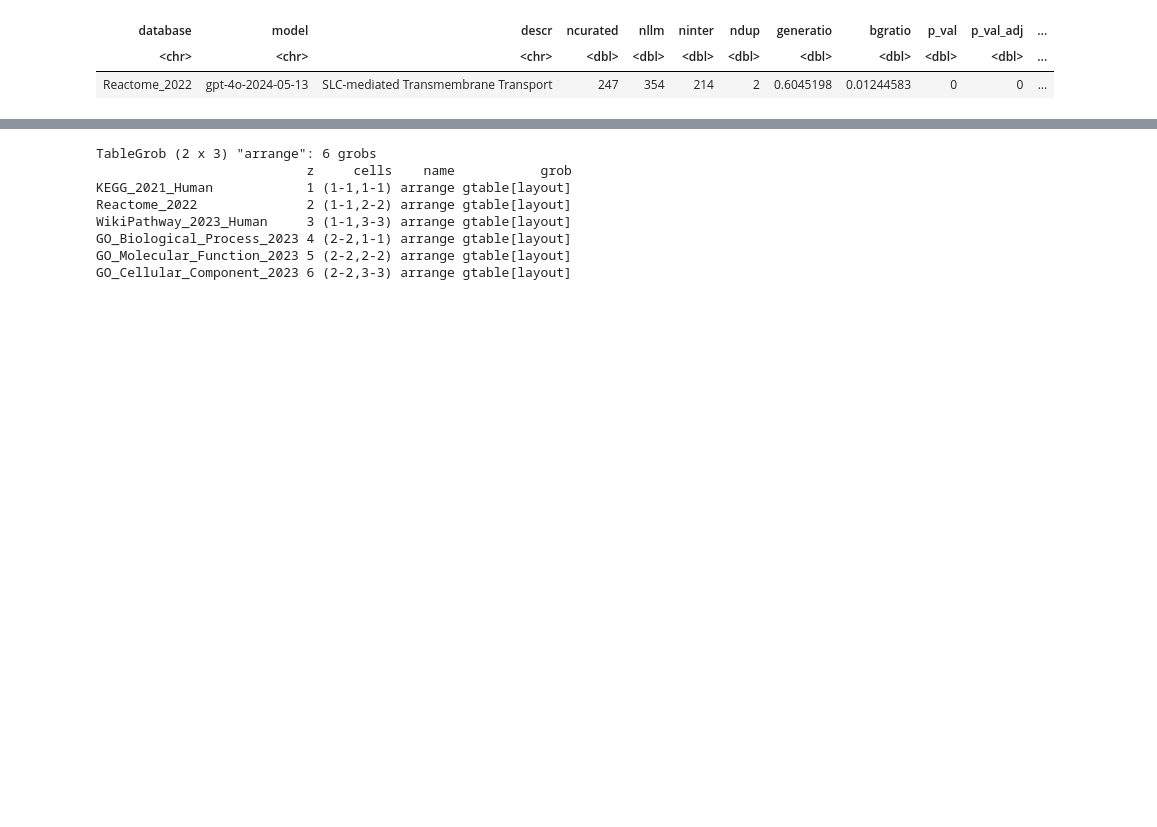
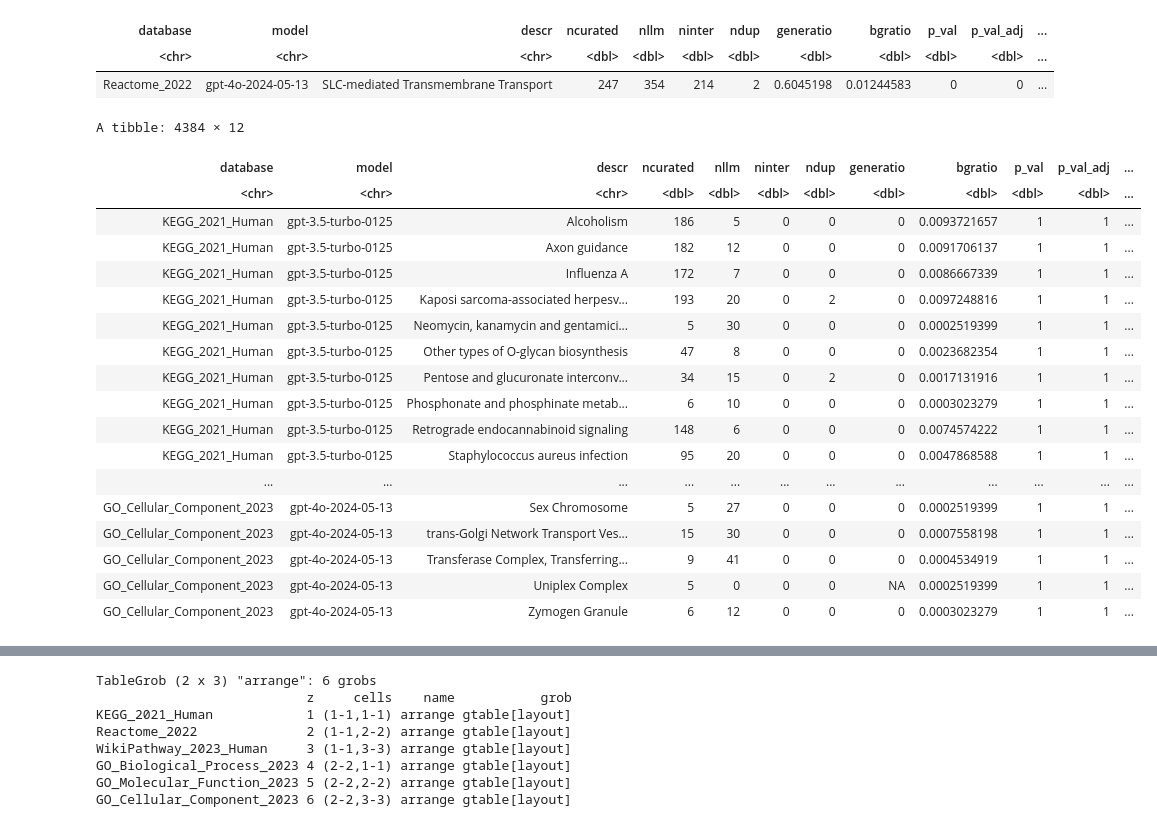
Before and after one commit to Alector-BIO/llm2geneset, a Jupyter notebook: notebooks/figures.ipynb, the cells around one changed output, grey strips where cells are left out. Cells and saved outputs as stored; diff of their text form; code cells hidden in the pictures; blank space fills up the shorter version.

```diff
--- a/notebooks/figures.ipynb
+++ b/notebooks/figures.ipynb
@@ -230,4 +238,26 @@ A tibble: 1 × 12
 | database | model | descr | ncurated | nllm | ninter | ndup | generatio | bgratio | p_val | p_val_adj | ... |
 | <chr> | <chr> | <chr> | <dbl> | <dbl> | <dbl> | <dbl> | <dbl> | <dbl> | <dbl> | <dbl> | ... |
 | Reactome_2022 | gpt-4o-2024-05-13 | SLC-mediated Transmembrane Transport | 247 | 354 | 214 | 2 | 0.6045198 | 0.01244583 | 0 | 0 | ... |
+# %%
+df[df$log_p==0,]
+# %% [output]
+A tibble: 4384 × 12
+| database | model | descr | ncurated | nllm | ninter | ndup | generatio | bgratio | p_val | p_val_adj | ... |
+| <chr> | <chr> | <chr> | <dbl> | <dbl> | <dbl> | <dbl> | <dbl> | <dbl> | <dbl> | <dbl> | ... |
+| KEGG_2021_Human | gpt-3.5-turbo-0125 | Alcoholism | 186 | 5 | 0 | 0 | 0 | 0.0093721657 | 1 | 1 | ... |
+| KEGG_2021_Human | gpt-3.5-turbo-0125 | Axon guidance | 182 | 12 | 0 | 0 | 0 | 0.0091706137 | 1 | 1 | ... |
+| KEGG_2021_Human | gpt-3.5-turbo-0125 | Influenza A | 172 | 7 | 0 | 0 | 0 | 0.0086667339 | 1 | 1 | ... |
+| KEGG_2021_Human | gpt-3.5-turbo-0125 | Kaposi sarcoma-associated herpesv... | 193 | 20 | 0 | 2 | 0 | 0.0097248816 | 1 | 1 | ... |
+| KEGG_2021_Human | gpt-3.5-turbo-0125 | Neomycin, kanamycin and gentamici... | 5 | 30 | 0 | 0 | 0 | 0.0002519399 | 1 | 1 | ... |
+| KEGG_2021_Human | gpt-3.5-turbo-0125 | Other types of O-glycan biosynthesis | 47 | 8 | 0 | 0 | 0 | 0.0023682354 | 1 | 1 | ... |
+| KEGG_2021_Human | gpt-3.5-turbo-0125 | Pentose and glucuronate interconv... | 34 | 15 | 0 | 2 | 0 | 0.0017131916 | 1 | 1 | ... |
+| KEGG_2021_Human | gpt-3.5-turbo-0125 | Phosphonate and phosphinate metab... | 6 | 10 | 0 | 0 | 0 | 0.0003023279 | 1 | 1 | ... |
+| KEGG_2021_Human | gpt-3.5-turbo-0125 | Retrograde endocannabinoid signaling | 148 | 6 | 0 | 0 | 0 | 0.0074574222 | 1 | 1 | ... |
+| KEGG_2021_Human | gpt-3.5-turbo-0125 | Staphylococcus aureus infection | 95 | 20 | 0 | 0 | 0 | 0.0047868588 | 1 | 1 | ... |
+| ... | ... | ... | ... | ... | ... | ... | ... | ... | ... | ... | ... |
+| GO_Cellular_Component_2023 | gpt-4o-2024-05-13 | Sex Chromosome | 5 | 27 | 0 | 0 | 0 | 0.0002519399 | 1 | 1 | ... |
+| GO_Cellular_Component_2023 | gpt-4o-2024-05-13 | trans-Golgi Network Transport Ves... | 15 | 30 | 0 | 0 | 0 | 0.0007558198 | 1 | 1 | ... |
+| GO_Cellular_Component_2023 | gpt-4o-2024-05-13 | Transferase Complex, Transferring... | 9 | 41 | 0 | 0 | 0 | 0.0004534919 | 1 | 1 | ... |
+| GO_Cellular_Component_2023 | gpt-4o-2024-05-13 | Uniplex Complex | 5 | 0 | 0 | 0 | NA | 0.0002519399 | 1 | 1 | ... |
+| GO_Cellular_Component_2023 | gpt-4o-2024-05-13 | Zymogen Granule | 6 | 12 | 0 | 0 | 0 | 0.0003023279 | 1 | 1 | ... |
 # %%
```
Also changed, not shown: parts of 3 cells of this notebook, 6 other files.
